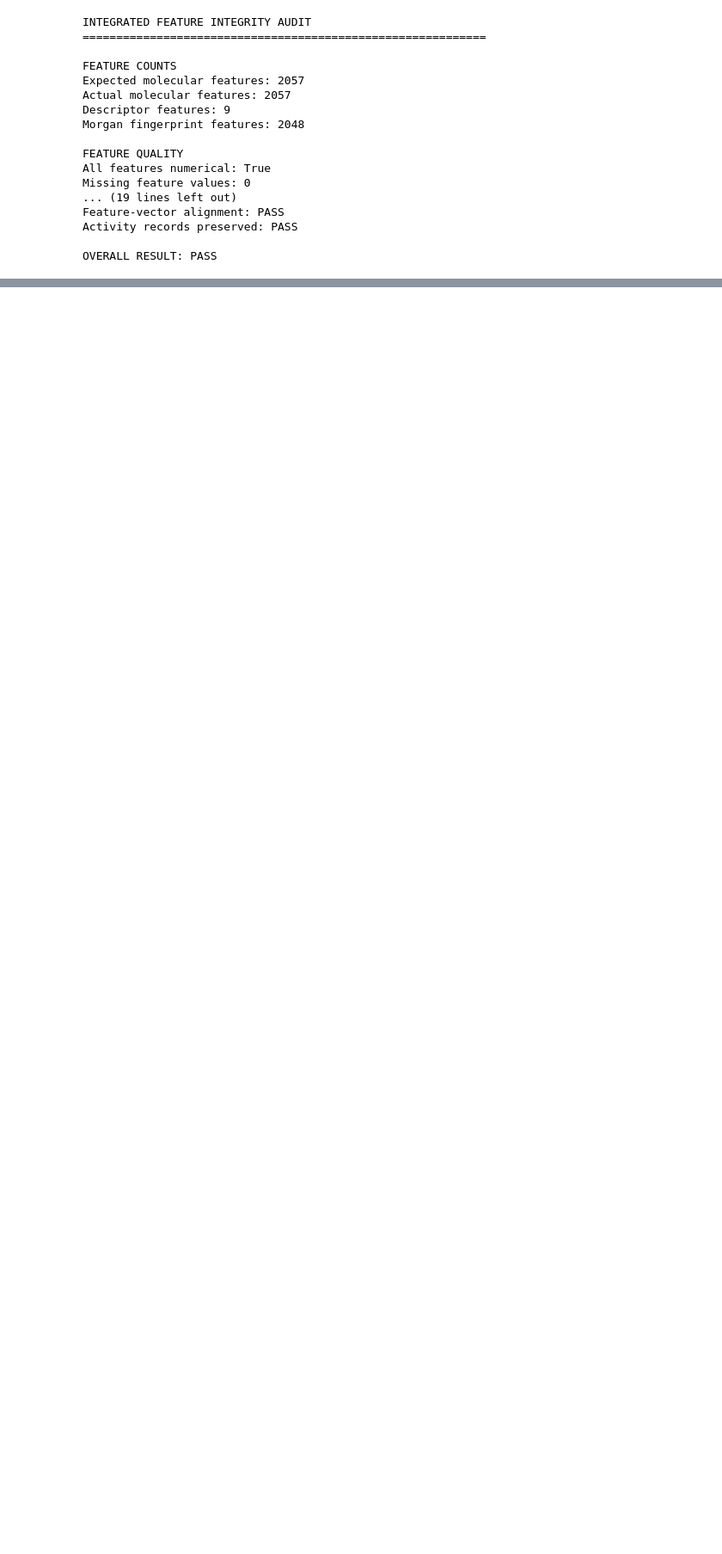
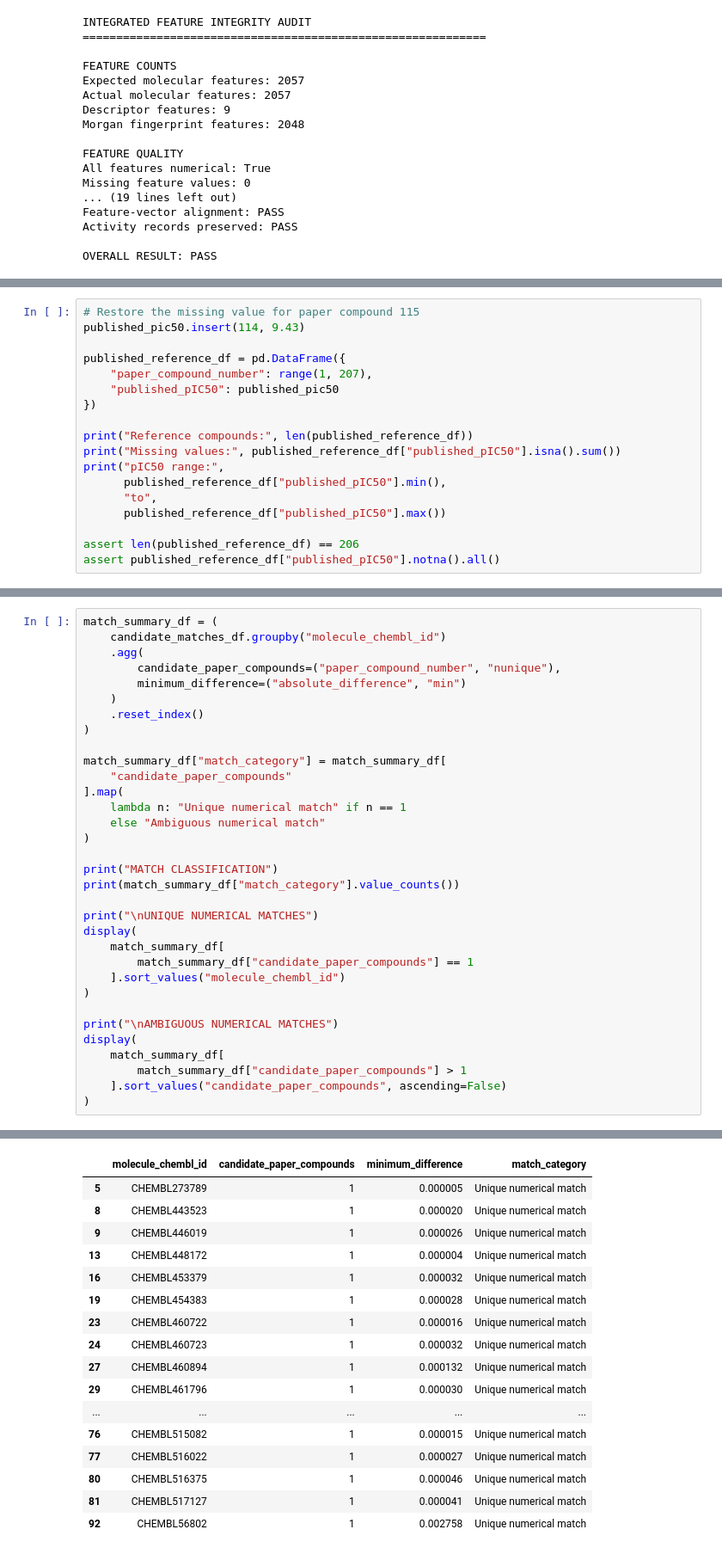
Before and after one commit to Aadarshmishra13/ai-driven-drug-discovery, a Jupyter notebook: notebooks/01_EGFR_Target_and_ChEMBL_Data_Audit.ipynb, the cells around one changed output, grey strips where cells are left out. Shown at 86% size. Cells and saved outputs as stored; diff of their text form; blank space fills up the shorter version.

```diff
--- a/notebooks/01_EGFR_Target_and_ChEMBL_Data_Audit.ipynb
+++ b/notebooks/01_EGFR_Target_and_ChEMBL_Data_Audit.ipynb
@@ -6031,0 +7597,18 @@ OVERALL RESULT: PASS
+# %%
+# Restore the missing value for paper compound 115
+published_pic50.insert(114, 9.43)
+
+published_reference_df = pd.DataFrame({
+    "paper_compound_number": range(1, 207),
+    "published_pIC50": published_pic50
+})
+
+print("Reference compounds:", len(published_reference_df))
+print("Missing values:", published_reference_df["published_pIC50"].isna().sum())
+print("pIC50 range:",
+      published_reference_df["published_pIC50"].min(),
+      "to",
+      published_reference_df["published_pIC50"].max())
+
+assert len(published_reference_df) == 206
+assert published_reference_df["published_pIC50"].notna().all()
@@ -6031,0 +7682,34 @@ OVERALL RESULT: PASS
+# %%
+match_summary_df = (
+    candidate_matches_df.groupby("molecule_chembl_id")
+    .agg(
+        candidate_paper_compounds=("paper_compound_number", "nunique"),
+        minimum_difference=("absolute_difference", "min")
+    )
+    .reset_index()
+)
+
+match_summary_df["match_category"] = match_summary_df[
+    "candidate_paper_compounds"
+].map(
+    lambda n: "Unique numerical match" if n == 1
+    else "Ambiguous numerical match"
+)
+
+print("MATCH CLASSIFICATION")
+print(match_summary_df["match_category"].value_counts())
+
+print("\nUNIQUE NUMERICAL MATCHES")
+display(
+    match_summary_df[
+        match_summary_df["candidate_paper_compounds"] == 1
+    ].sort_values("molecule_chembl_id")
+)
+
+print("\nAMBIGUOUS NUMERICAL MATCHES")
+display(
+    match_summary_df[
+        match_summary_df["candidate_paper_compounds"] > 1
+    ].sort_values("candidate_paper_compounds", ascending=False)
+)
+# %% [output]
@@ -6031,0 +7723,17 @@ OVERALL RESULT: PASS
+|  | molecule_chembl_id | candidate_paper_compounds | minimum_difference | match_category |
+| 5 | CHEMBL273789 | 1 | 0.000005 | Unique numerical match |
+| 8 | CHEMBL443523 | 1 | 0.000020 | Unique numerical match |
+| 9 | CHEMBL446019 | 1 | 0.000026 | Unique numerical match |
+| 13 | CHEMBL448172 | 1 | 0.000004 | Unique numerical match |
+| 16 | CHEMBL453379 | 1 | 0.000032 | Unique numerical match |
+| 19 | CHEMBL454383 | 1 | 0.000028 | Unique numerical match |
+| 23 | CHEMBL460722 | 1 | 0.000016 | Unique numerical match |
+| 24 | CHEMBL460723 | 1 | 0.000032 | Unique numerical match |
+| 27 | CHEMBL460894 | 1 | 0.000132 | Unique numerical match |
+| 29 | CHEMBL461796 | 1 | 0.000030 | Unique numerical match |
+| ... | ... | ... | ... | ... |
+| 76 | CHEMBL515082 | 1 | 0.000015 | Unique numerical match |
+| 77 | CHEMBL516022 | 1 | 0.000027 | Unique numerical match |
+| 80 | CHEMBL516375 | 1 | 0.000046 | Unique numerical match |
+| 81 | CHEMBL517127 | 1 | 0.000041 | Unique numerical match |
+| 92 | CHEMBL56802 | 1 | 0.002758 | Unique numerical match |
```
Also changed, not shown: parts of 40 cells of this notebook.
